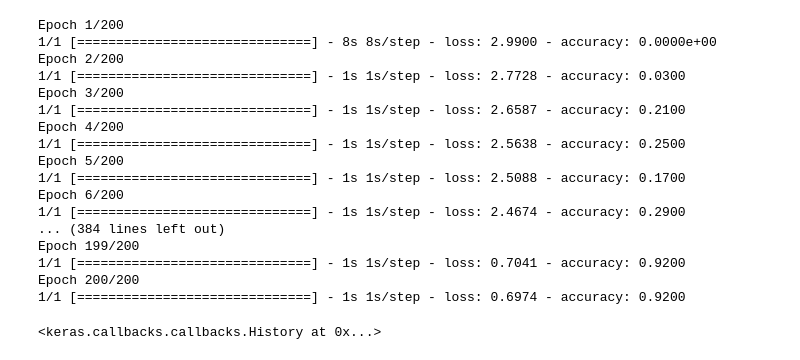
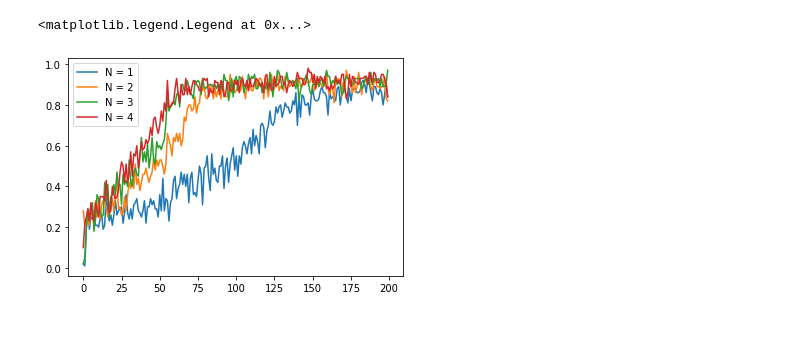
Before and after one commit to rdkbrady/dnd_ai, a Jupyter notebook: fantasy.ipynb, the cells around one changed output. Saved outputs shown, nothing was run; the diff lists cells and outputs as text; code cells hidden in the pictures; blank space fills up the shorter version.

```diff
--- a/fantasy.ipynb
+++ b/fantasy.ipynb
@@ -23,21 +39,0 @@ Learning rate:  0.001
-# %%
-model.fit_generator(data_generator, steps_per_epoch = 1, epochs = 200)
-# %% [output]
-Epoch 1/200
-1/1 [==============================] - 8s 8s/step - loss: 2.9900 - accuracy: 0.0000e+00
-Epoch 2/200
-1/1 [==============================] - 1s 1s/step - loss: 2.7728 - accuracy: 0.0300
-Epoch 3/200
-1/1 [==============================] - 1s 1s/step - loss: 2.6587 - accuracy: 0.2100
-Epoch 4/200
-1/1 [==============================] - 1s 1s/step - loss: 2.5638 - accuracy: 0.2500
-Epoch 5/200
-1/1 [==============================] - 1s 1s/step - loss: 2.5088 - accuracy: 0.1700
-Epoch 6/200
-1/1 [==============================] - 1s 1s/step - loss: 2.4674 - accuracy: 0.2900
-... (384 lines left out)
-Epoch 199/200
-1/1 [==============================] - 1s 1s/step - loss: 0.7041 - accuracy: 0.9200
-Epoch 200/200
-1/1 [==============================] - 1s 1s/step - loss: 0.6974 - accuracy: 0.9200
-<keras.callbacks.callbacks.History at 0x...>
@@ -45,0 +40,7 @@ plt.plot(model.history.history['accuracy'])
+# %%
+for k,v in histories.items():
+    plt.plot(v)
+plt.legend(histories.keys())
+# %% [output]
+<matplotlib.legend.Legend at 0x...>
+[figure, added]
```
Also changed, not shown: parts of 16 cells of this notebook, 4 other files.
